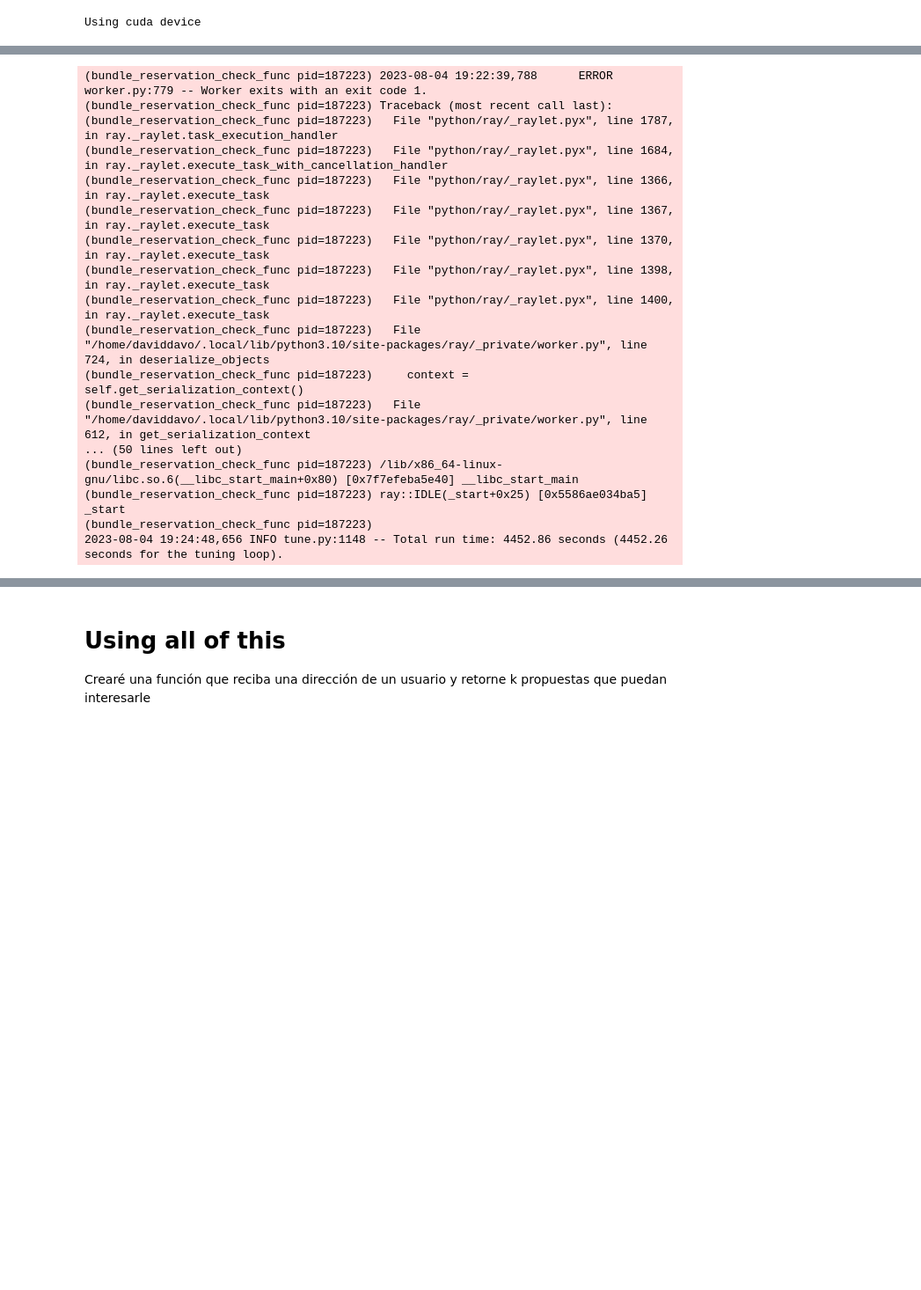
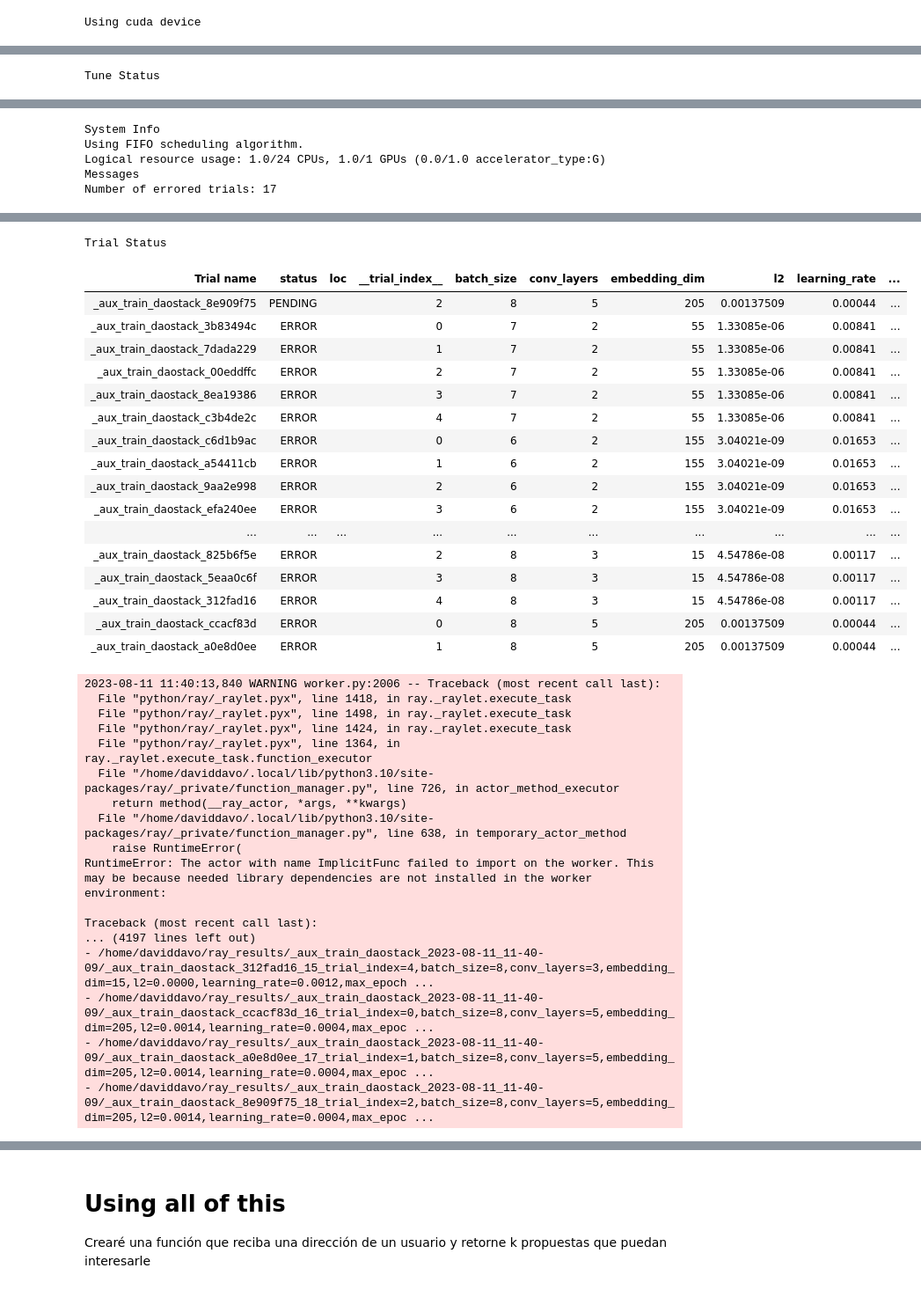
Before and after one commit to daviddavo/upm-tfm-notebooks, a Jupyter notebook: 02_mvp_tuning.ipynb, the cells around one changed output, grey strips where cells are left out. Shown at 88% size. Saved outputs shown, nothing was run; the diff lists cells and outputs as text; code cells hidden in the pictures; blank space fills up the shorter version.

```diff
--- a/02_mvp_tuning.ipynb
+++ b/02_mvp_tuning.ipynb
@@ -428,7 +428,8 @@ search_alg = Repeater(search_alg,datasetConfig.num_folds)
 resources_per_trial={
     'cpu': 1,
     'memory': 0 if torch.cuda.is_available() else 2e9,
-    'gpu': 1/32 if torch.cuda.is_available() else 0,
+    # 'gpu': 1/32 if torch.cuda.is_available() else 0,
+    'gpu': torch.cuda.is_available(),
 }
 
 tuner = tune.Tuner(
@@ -449,17 +449 @@ exp = tuner.fit()
-(bundle_reservation_check_func pid=187223) 2023-08-04 19:22:39,788      ERROR worker.py:779 -- Worker exits with an exit code 1.
-(bundle_reservation_check_func pid=187223) Traceback (most recent call last):
-(bundle_reservation_check_func pid=187223)   File "python/ray/_raylet.pyx", line 1787, in ray._raylet.task_execution_handler
-(bundle_reservation_check_func pid=187223)   File "python/ray/_raylet.pyx", line 1684, in ray._raylet.execute_task_with_cancellation_handler
-(bundle_reservation_check_func pid=187223)   File "python/ray/_raylet.pyx", line 1366, in ray._raylet.execute_task
-(bundle_reservation_check_func pid=187223)   File "python/ray/_raylet.pyx", line 1367, in ray._raylet.execute_task
-(bundle_reservation_check_func pid=187223)   File "python/ray/_raylet.pyx", line 1370, in ray._raylet.execute_task
-(bundle_reservation_check_func pid=187223)   File "python/ray/_raylet.pyx", line 1398, in ray._raylet.execute_task
-(bundle_reservation_check_func pid=187223)   File "python/ray/_raylet.pyx", line 1400, in ray._raylet.execute_task
-(bundle_reservation_check_func pid=187223)   File "/home/daviddavo/.local/lib/python3.10/site-packages/ray/_private/worker.py", line 724, in deserialize_objects
-(bundle_reservation_check_func pid=187223)     context = self.get_serialization_context()
-(bundle_reservation_check_func pid=187223)   File "/home/daviddavo/.local/lib/python3.10/site-packages/ray/_private/worker.py", line 612, in get_serialization_context
-... (50 lines left out)
-(bundle_reservation_check_func pid=187223) /lib/x86_64-linux-gnu/libc.so.6(__libc_start_main+0x80) [0x7f7efeba5e40] __libc_start_main
-(bundle_reservation_check_func pid=187223) ray::IDLE(_start+0x25) [0x5586ae034ba5] _start
-(bundle_reservation_check_func pid=187223)
-2023-08-04 19:24:48,656 INFO tune.py:1148 -- Total run time: 4452.86 seconds (4452.26 seconds for the tuning loop).
+Tune Status
@@ -465,0 +453,5 @@ exp = tuner.fit()
+System Info
+Using FIFO scheduling algorithm.
+Logical resource usage: 1.0/24 CPUs, 1.0/1 GPUs (0.0/1.0 accelerator_type:G)
+Messages
+Number of errored trials: 17
@@ -466,3 +476,38 @@ exp = tuner.fit()
+Trial Status
+| Trial name | status | loc | __trial_index__ | batch_size | conv_layers | embedding_dim | l2 | learning_rate | ... |
+| _aux_train_daostack_8e909f75 | PENDING |  | 2 | 8 | 5 | 205 | 0.00137509 | 0.00044 | ... |
+| _aux_train_daostack_3b83494c | ERROR |  | 0 | 7 | 2 | 55 | 1.33085e-06 | 0.00841 | ... |
+| _aux_train_daostack_7dada229 | ERROR |  | 1 | 7 | 2 | 55 | 1.33085e-06 | 0.00841 | ... |
+| _aux_train_daostack_00eddffc | ERROR |  | 2 | 7 | 2 | 55 | 1.33085e-06 | 0.00841 | ... |
+| _aux_train_daostack_8ea19386 | ERROR |  | 3 | 7 | 2 | 55 | 1.33085e-06 | 0.00841 | ... |
+| _aux_train_daostack_c3b4de2c | ERROR |  | 4 | 7 | 2 | 55 | 1.33085e-06 | 0.00841 | ... |
+| _aux_train_daostack_c6d1b9ac | ERROR |  | 0 | 6 | 2 | 155 | 3.04021e-09 | 0.01653 | ... |
+| _aux_train_daostack_a54411cb | ERROR |  | 1 | 6 | 2 | 155 | 3.04021e-09 | 0.01653 | ... |
+| _aux_train_daostack_9aa2e998 | ERROR |  | 2 | 6 | 2 | 155 | 3.04021e-09 | 0.01653 | ... |
+| _aux_train_daostack_efa240ee | ERROR |  | 3 | 6 | 2 | 155 | 3.04021e-09 | 0.01653 | ... |
+| ... | ... | ... | ... | ... | ... | ... | ... | ... | ... |
+| _aux_train_daostack_825b6f5e | ERROR |  | 2 | 8 | 3 | 15 | 4.54786e-08 | 0.00117 | ... |
+| _aux_train_daostack_5eaa0c6f | ERROR |  | 3 | 8 | 3 | 15 | 4.54786e-08 | 0.00117 | ... |
+| _aux_train_daostack_312fad16 | ERROR |  | 4 | 8 | 3 | 15 | 4.54786e-08 | 0.00117 | ... |
+| _aux_train_daostack_ccacf83d | ERROR |  | 0 | 8 | 5 | 205 | 0.00137509 | 0.00044 | ... |
+| _aux_train_daostack_a0e8d0ee | ERROR |  | 1 | 8 | 5 | 205 | 0.00137509 | 0.00044 | ... |
+2023-08-11 11:40:13,840 WARNING worker.py:2006 -- Traceback (most recent call last):
+  File "python/ray/_raylet.pyx", line 1418, in ray._raylet.execute_task
+  File "python/ray/_raylet.pyx", line 1498, in ray._raylet.execute_task
+  File "python/ray/_raylet.pyx", line 1424, in ray._raylet.execute_task
+  File "python/ray/_raylet.pyx", line 1364, in ray._raylet.execute_task.function_executor
+  File "/home/daviddavo/.local/lib/python3.10/site-packages/ray/_private/function_manager.py", line 726, in actor_method_executor
+    return method(__ray_actor, *args, **kwargs)
+  File "/home/daviddavo/.local/lib/python3.10/site-packages/ray/_private/function_manager.py", line 638, in temporary_actor_method
+    raise RuntimeError(
+RuntimeError: The actor with name ImplicitFunc failed to import on the worker. This may be because needed library dependencies are not installed in the worker environment:
+
+Traceback (most recent call last):
+... (4197 lines left out)
+- /home/daviddavo/ray_results/_aux_train_daostack_2023-08-11_11-40-09/_aux_train_daostack_312fad16_15_trial_index=4,batch_size=8,conv_layers=3,embedding_dim=15,l2=0.0000,learning_rate=0.0012,max_epoch ...
+- /home/daviddavo/ray_results/_aux_train_daostack_2023-08-11_11-40-09/_aux_train_daostack_ccacf83d_16_trial_index=0,batch_size=8,conv_layers=5,embedding_dim=205,l2=0.0014,learning_rate=0.0004,max_epoc ...
+- /home/daviddavo/ray_results/_aux_train_daostack_2023-08-11_11-40-09/_aux_train_daostack_a0e8d0ee_17_trial_index=1,batch_size=8,conv_layers=5,embedding_dim=205,l2=0.0014,learning_rate=0.0004,max_epoc ...
+- /home/daviddavo/ray_results/_aux_train_daostack_2023-08-11_11-40-09/_aux_train_daostack_8e909f75_18_trial_index=2,batch_size=8,conv_layers=5,embedding_dim=205,l2=0.0014,learning_rate=0.0004,max_epoc ...
 # %%
 exp_df = exp.get_dataframe().drop(columns=['hostname', 'node_ip', 'logdir', 'should_checkpoint', 'pid'])
 exp_df.sort_values('p@5 test', ascending=False)
```
Also changed, not shown: parts of 5 cells of this notebook, 27 other files.
